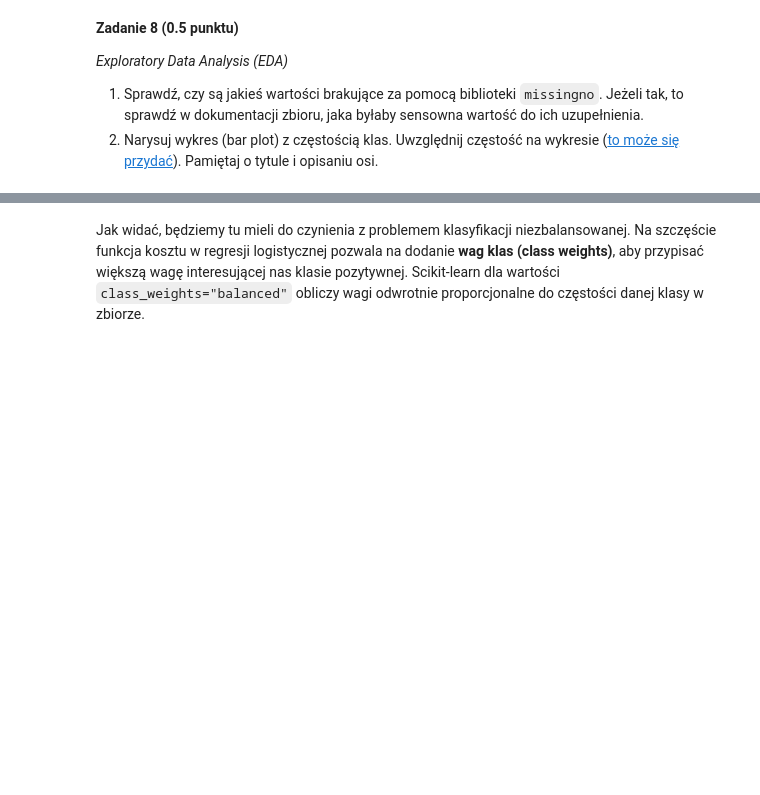
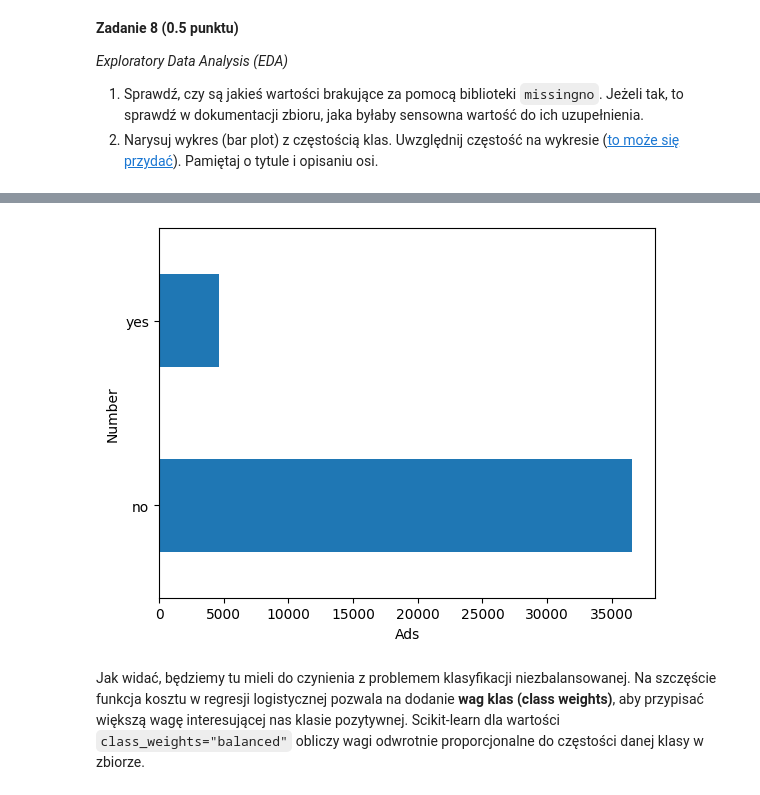
Before and after one commit to kpiotr6/PSI, a Jupyter notebook: lab1/lab_1.ipynb, the cells around one changed output, grey strips where cells are left out. Cells and saved outputs as stored; diff of their text form; code cells hidden in the pictures; blank space fills up the shorter version.

```diff
--- a/lab1/lab_1.ipynb
+++ b/lab1/lab_1.ipynb
@@ -1056,7 +1041,7 @@ df = pd.read_csv("bank_marketing_data.csv",sep=";")
 df = df.drop(["default", "duration","pdays","poutcome"], axis="columns")
 
 df = df.loc[~df["education"].isin(["illiterate"]), :]
-
+ytmp = df["y"]
 df = df.replace(
     {
       "education": education_mapping,
@@ -1090,7 +1073,8 @@ replace_na(df,"loan","no")
 # %%
 # plot class frequencies
-# your_code
-ax = df.plot.barh()
+ax = ytmp.value_counts().plot.barh(xlabel="Ads",ylabel="Number")
+# %% [output]
+[figure, added]
 # %% [markdown]
 Jak widać, będziemy tu mieli do czynienia z problemem klasyfikacji niezbalansowanej. Na szczęście funkcja kosztu w regresji logistycznej pozwala na dodanie **wag klas (class weights)**, aby przypisać większą wagę interesującej nas klasie pozytywnej. Scikit-learn dla wartości `class_weights="balanced"` obliczy wagi odwrotnie proporcjonalne do częstości danej klasy w zbiorze.
 # %% [markdown]
```
Also changed, not shown: parts of 26 cells of this notebook.
